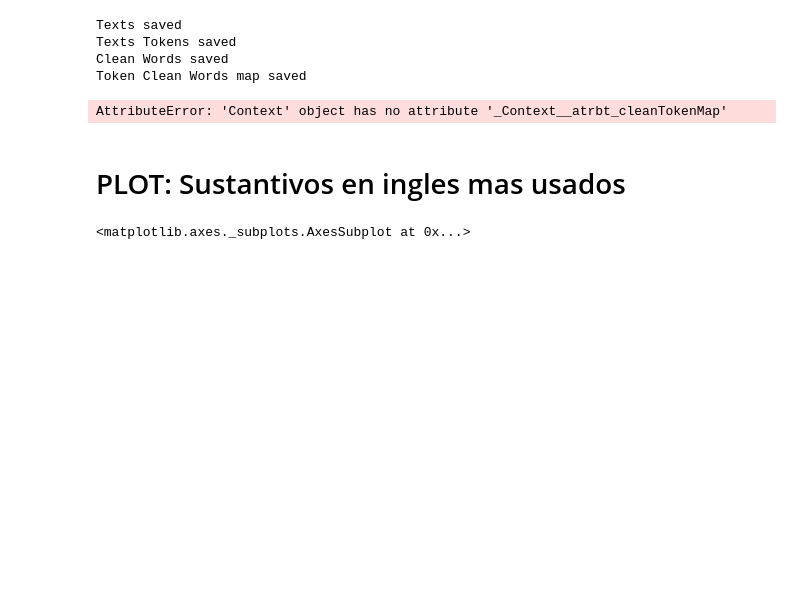
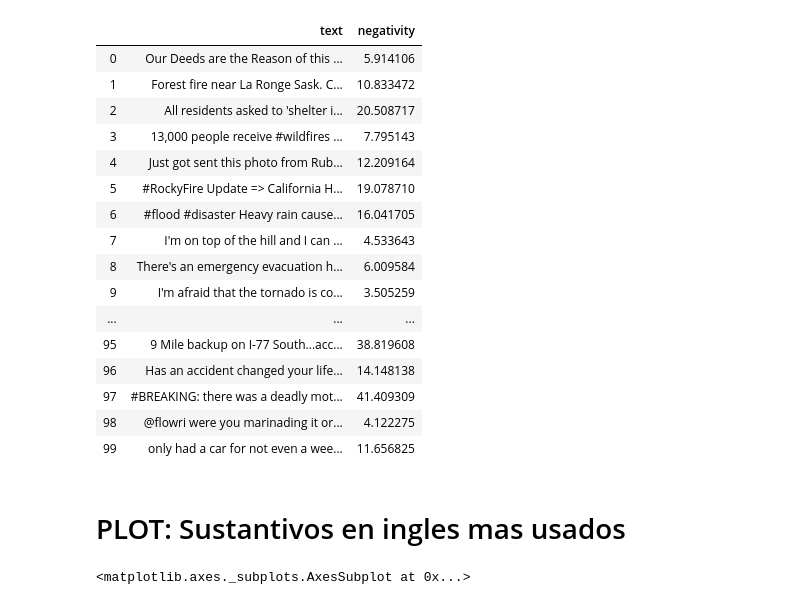
Before and after one commit to axelmpm/TP1_DATOS_1C_2020, a Jupyter notebook: Axel/A_Negatividad.ipynb, the cells around one changed output. Cells and saved outputs as stored; diff of their text form; code cells hidden in the pictures; blank space fills up the shorter version.

```diff
--- a/Axel/A_Negatividad.ipynb
+++ b/Axel/A_Negatividad.ipynb
@@ -32,8 +29,4 @@ Negativity map produced
-# %%
-context.save('contextPLUS')
-# %% [output]
-Texts saved
-Texts Tokens saved
-Clean Words saved
-Token Clean Words map saved
-AttributeError: 'Context' object has no attribute '_Context__atrbt_cleanTokenMap'
+# %%
+A_tweets2 = A_tweets.copy().fillna(' ')
+# %%
+A_tweets2['negativity'] = A_tweets2.apply(lambda row : getTweetNegativity(row,context), axis = 1)
@@ -40,3 +35,23 @@ AttributeError: 'Context' object has no attribute '_Context__atrbt_cleanTokenMap
+# %%
+A_tweets2[['text','negativity']]
+# %% [output]
+|  | text | negativity |
+| 0 | Our Deeds are the Reason of this ... | 5.914106 |
+| 1 | Forest fire near La Ronge Sask. C... | 10.833472 |
+| 2 | All residents asked to 'shelter i... | 20.508717 |
+| 3 | 13,000 people receive #wildfires ... | 7.795143 |
+| 4 | Just got sent this photo from Rub... | 12.209164 |
+| 5 | #RockyFire Update => California H... | 19.078710 |
+| 6 | #flood #disaster Heavy rain cause... | 16.041705 |
+| 7 | I'm on top of the hill and I can ... | 4.533643 |
+| 8 | There's an emergency evacuation h... | 6.009584 |
+| 9 | I'm afraid that the tornado is co... | 3.505259 |
+| ... | ... | ... |
+| 95 | 9 Mile backup on I-77 South...acc... | 38.819608 |
+| 96 | Has an accident changed your life... | 14.148138 |
+| 97 | #BREAKING: there was a deadly mot... | 41.409309 |
+| 98 | @flowri were you marinading it or... | 4.122275 |
+| 99 | only had a car for not even a wee... | 11.656825 |
 # %% [markdown]
 # PLOT: Sustantivos en ingles mas usados
 # %%
```
Also changed, not shown: parts of 5 cells of this notebook, 9 other files.
